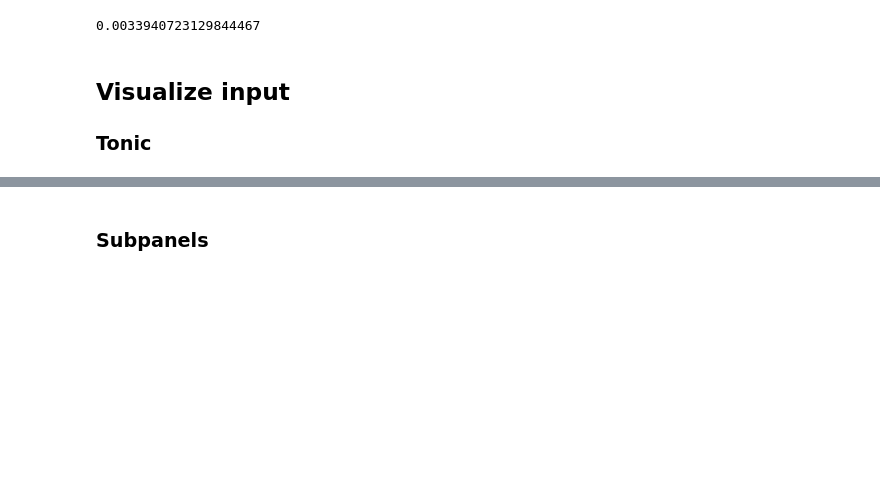
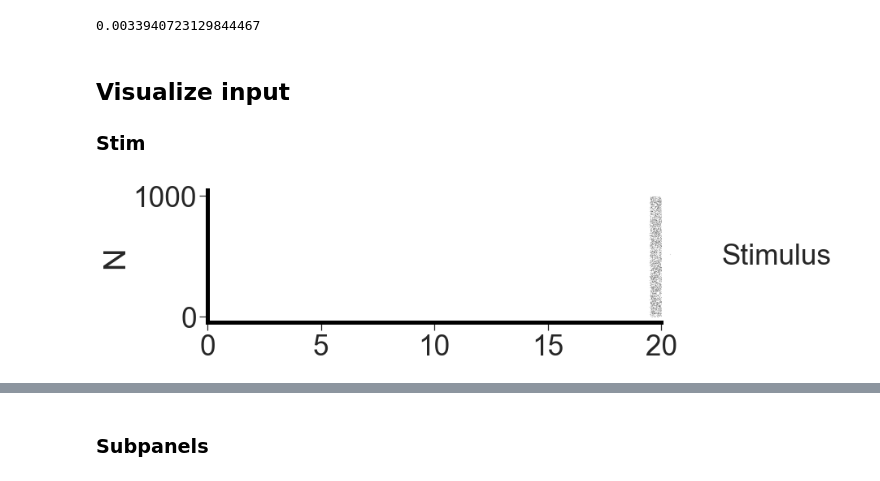
Before and after one commit to voytekresearch/resistingrhythm, a Jupyter notebook: resistingrhythm/ipynb/paper_figures_HHH.ipynb, the cells around one changed output, grey strips where cells are left out. Saved outputs shown, nothing was run; the diff lists cells and outputs as text; code cells hidden in the pictures; blank space fills up the shorter version.

```diff
--- a/resistingrhythm/ipynb/paper_figures_HHH.ipynb
+++ b/resistingrhythm/ipynb/paper_figures_HHH.ipynb
@@ -164,4 +164,16 @@ burst_results['v_m'].std()
 # %% [markdown]
 ## Visualize input
 
-### Tonic
+### Stim
+# %%
+# plt.figure(
+fig, ax = plt.subplots(1, sharex=True, figsize=(10, 3))
+
+_ = ax.plot(ts_in, ns_in,
+               markersize=.05, marker='o', linestyle='', color='k', label='Stimulus')
+_ = ax.set_ylabel("N")
+_ = ax.legend(loc='center left', bbox_to_anchor=(.9, 0.5), frameon=False)
+_ = ax.set_xlim(0, 20)
+sns.despine()
+# %% [output]
+[figure, added]
```
Also changed, not shown: parts of 12 cells of this notebook.
